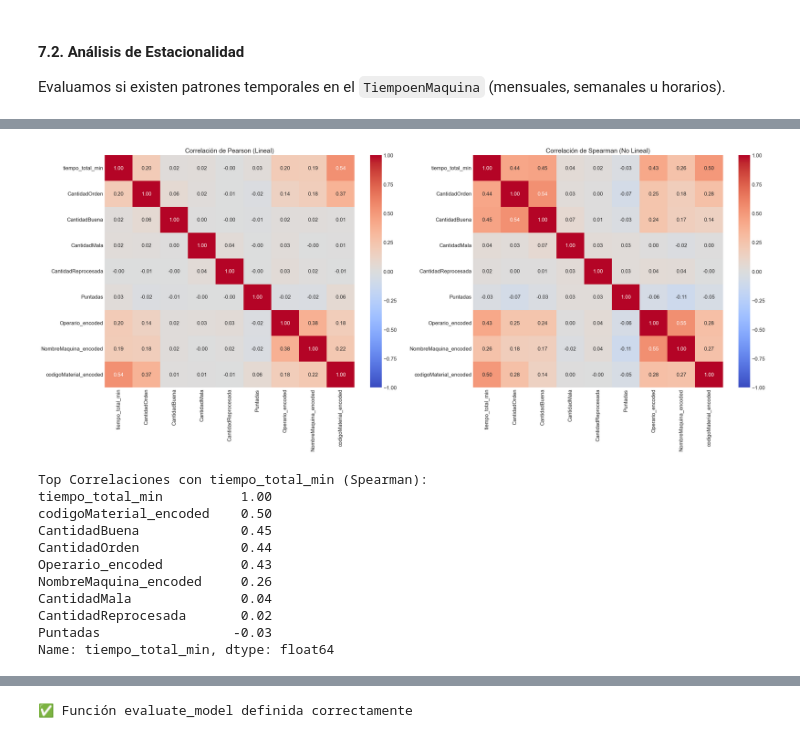
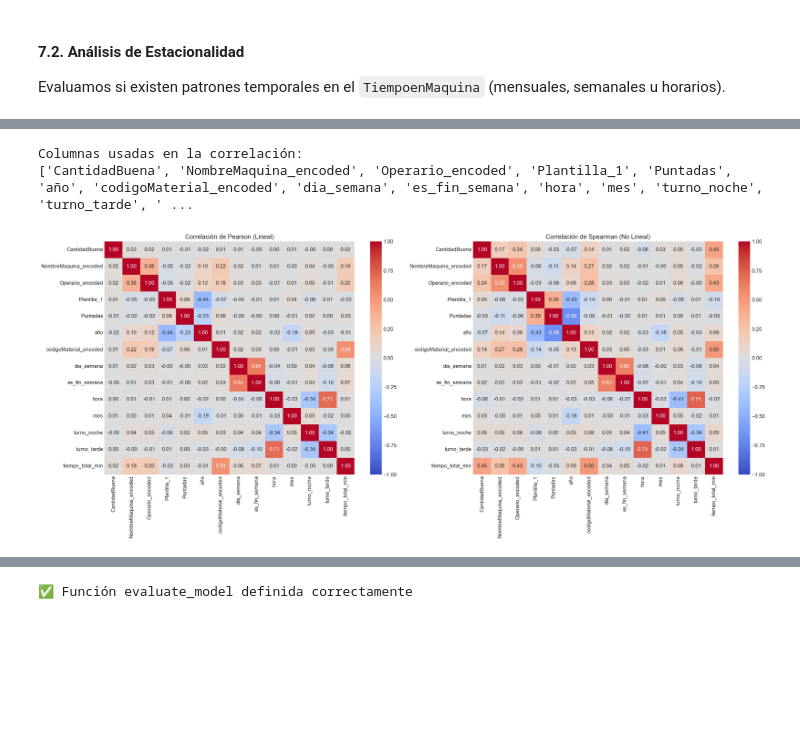
Before and after one commit to Henao13/Data-SciencePI, a Jupyter notebook: eda_incial (1).ipynb, the cells around one changed output, grey strips where cells are left out. Cells and saved outputs as stored; diff of their text form; code cells hidden in the pictures; blank space fills up the shorter version.

```diff
--- a/eda_incial (1).ipynb
+++ b/eda_incial (1).ipynb
@@ -1572,5 +1598,8 @@ memory usage: 10.2+ MB
 # %%
 # Lista de columnas a eliminar
+
+df_model = agregar_features(df_model)
+
 cols_to_drop = [
     "TiempoAlistamiento",
     "TiempoMaquina",
@@ -1585,7 +1614,11 @@ cols_to_drop = [
     "FechaFin",
     "MaterialIdOrden",
     "HiloInferiorId",
-
+    "CantidadMala",
+    "CantidadReprocesada",
+    "CantidadProgramada",
+    "CantidadOrden",
+    "FechaInicio_dt",
 ]
 
 # Eliminarlas del dataframe
@@ -1597,7 +1630,7 @@ print("\nNueva forma del dataset:", df_model.shape)
 # Convertir explícitamente a category
 df_model['codigoMaterial'] = df_model['codigoMaterial'].astype('category')
 
-df_model.info()
+df_model
 # %% [output]
 Columnas eliminadas:
 ['TiempoAlistamiento', 'TiempoMaquina', 'TiempoAplique', 'TiempoPulida', 'TiempoAlistamiento_min', 'TiempoMaquina_min', 'TiempoAplique_min', 'TiempoPulida_min', 'TiempoenMaquina', 'FechaInicio', 'Fech ...
@@ -1824,54 +1920,49 @@ print(f"   • Registros con Puntadas = 0 (Test): {(X_test['Puntadas'] == 0).sum
 # %%
+# ✅ 1. Reconstruir un DataFrame con features + target
+df_corr = prod_prepared.copy()              # X_train ya codificado
+df_corr["tiempo_total_min"] = prod_labels.values  # y_train
 
+# ✅ 2. Usar TODAS las columnas numéricas + bool (incluye encoded, dummies, etc.)
+num_cols = df_corr.select_dtypes(include=[np.number, "bool"]).columns.tolist()
+print("Columnas usadas en la correlación:")
+print(num_cols)
 
-# 1. Definir las columnas que SÍ tienes en tu dataframe actual
-# Incluyendo las numéricas originales y las nuevas encoded
-cols_corr = [
-    'tiempo_total_min',
-    'CantidadOrden',
-    'CantidadBuena',
-    'CantidadMala',
-    'CantidadReprocesada',
-    'Puntadas',
-    'Operario_encoded',
-    'NombreMaquina_encoded',
-    'codigoMaterial_encoded',
-]
+# Convertir bool → float para que todo sea homogéneo
+df_corr[num_cols] = df_corr[num_cols].astype(float)
 
-# 2. Calcular matrices
-corr_pearson = train_df[cols_corr].corr(method='pearson')
-corr_spearman = train_df[cols_corr].corr(method='spearman')
+# ✅ 3. Calcular matrices de correlación
+corr_pearson = df_corr[num_cols].corr(method='pearson')
+corr_spearman = df_corr[num_cols].corr(method='spearman')
 
-# 3. Graficar
+# ✅ 4. Graficar heatmaps con anotaciones
 fig, axes = plt.subplots(1, 2, figsize=(24, 10))
 
-# Heatmap Pearson
-sns.heatmap(corr_pearson, annot=True, cmap='coolwarm', vmin=-1, vmax=1, ax=axes[0], fmt=".2f")
+sns.heatmap(
+    corr_pearson,
+    annot=True,        # 👈 ahora sí muestra el valor
+    fmt=".2f",         # 2 decimales
+    cmap='coolwarm',
+    vmin=-1, vmax=1,
+    ax=axes[0]
+)
 axes[0].set_title('Correlación de Pearson (Lineal)')
 
-# Heatmap Spearman
-sns.heatmap(corr_spearman, annot=True, cmap='coolwarm', vmin=-1, vmax=1, ax=axes[1], fmt=".2f")
+sns.heatmap(
+    corr_spearman,
+    annot=True,        # 👈 también aquí
+    fmt=".2f",
+    cmap='coolwarm',
+    vmin=-1, vmax=1,
+    ax=axes[1]
+)
 axes[1].set_title('Correlación de Spearman (No Lineal)')
 
 plt.tight_layout()
 plt.show()
-
-# 4. Ver valores exactos ordenados
-print("Top Correlaciones con tiempo_total_min (Spearman):")
-print(corr_spearman['tiempo_total_min'].sort_values(ascending=False))
 # %% [output]
+Columnas usadas en la correlación:
+['CantidadBuena', 'NombreMaquina_encoded', 'Operario_encoded', 'Plantilla_1', 'Puntadas', 'año', 'codigoMaterial_encoded', 'dia_semana', 'es_fin_semana', 'hora', 'mes', 'turno_noche', 'turno_tarde', ' ...
-[figure, old version]
+[figure, new version]
-Top Correlaciones con tiempo_total_min (Spearman):
-tiempo_total_min          1.00
-codigoMaterial_encoded    0.50
-CantidadBuena             0.45
-CantidadOrden             0.44
-Operario_encoded          0.43
-NombreMaquina_encoded     0.26
-CantidadMala              0.04
-CantidadReprocesada       0.02
-Puntadas                 -0.03
-Name: tiempo_total_min, dtype: float64
 # %%
 # Instalar paquetes necesarios (si no están instalados)
 import subprocess
```
Also changed, not shown: parts of 19 cells of this notebook, 4 other files.
